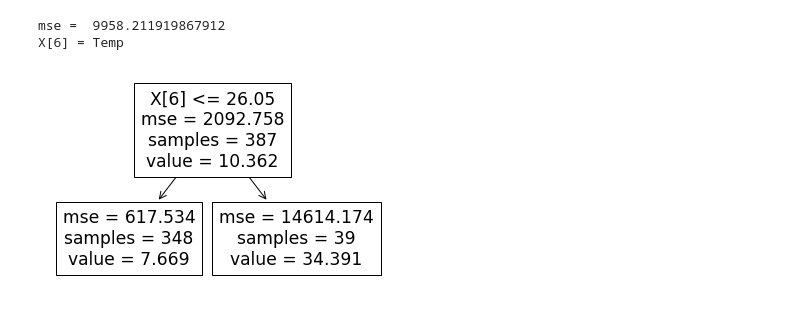
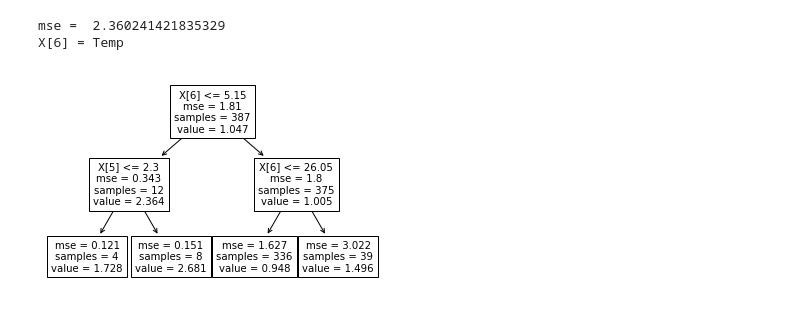
Before and after one commit to matthewbradley22/ForestFires, a Jupyter notebook: code/Forest Fire Analysis.ipynb, the cells around one changed output. Cells and saved outputs as stored; diff of their text form; code cells hidden in the pictures.

```diff
--- a/code/Forest Fire Analysis.ipynb
+++ b/code/Forest Fire Analysis.ipynb
@@ -9,9 +9,10 @@ df = pd.read_csv("forestfires.csv")
 # %%
 from sklearn import metrics
 df.head()
+df['logArea'] = np.log(df.area + 1)
 X = df[df.columns[0:12]]
 X = X._get_numeric_data()
-y = df[df.columns[12:13]]
+y = df[df.columns[13:14]]
 
 X_train, X_test, y_train, y_test = train_test_split(X, y, random_state=0)
 
@@ -33,12 +43,12 @@ Text(0.5, 1.0, 'MSE of test data at each depth')
 # %%
-dtReg = DecisionTreeRegressor(max_depth=1)
+dtReg = DecisionTreeRegressor(max_depth=2)
 dtReg.fit(X_train, y_train)
 y_pred = dtReg.predict(X_test)
 mse = metrics.mean_squared_error(y_test, y_pred)
 tree.plot_tree(dtReg)
 print("mse = ", mse)
 print("X[6] = Temp")
 # %% [output]
-mse =  9958.211919867912
+mse =  2.360241421835329
 X[6] = Temp
-[figure, old version]
+[figure, new version]
```
Also changed, not shown: parts of 4 cells of this notebook.
